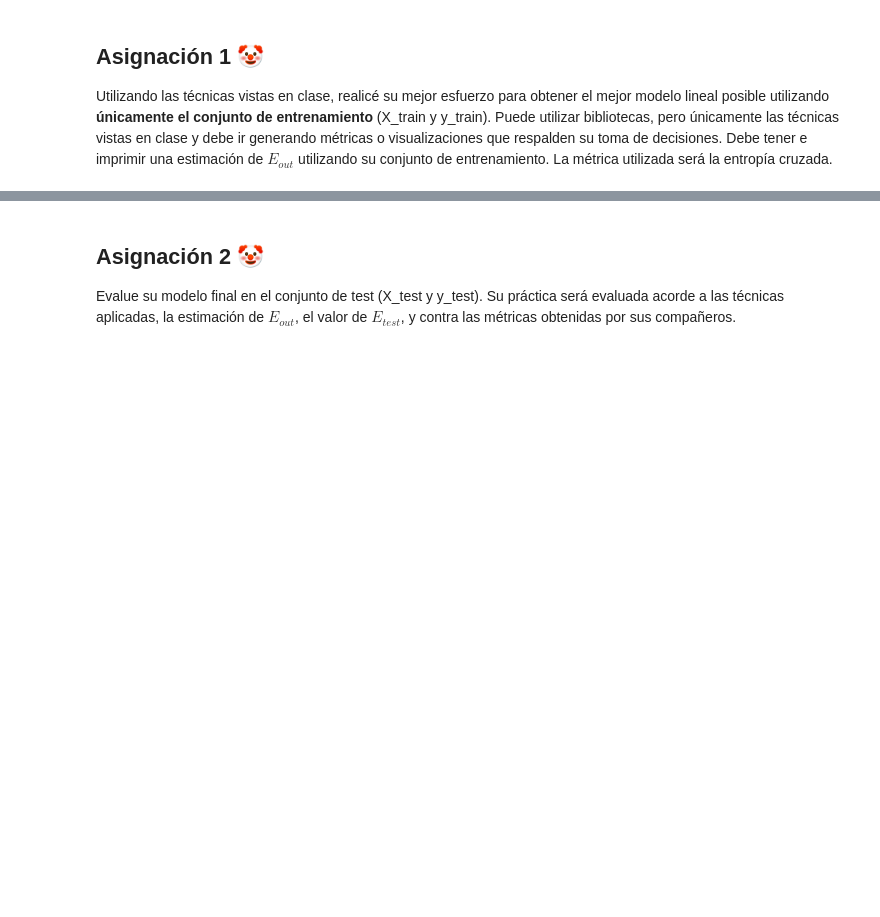
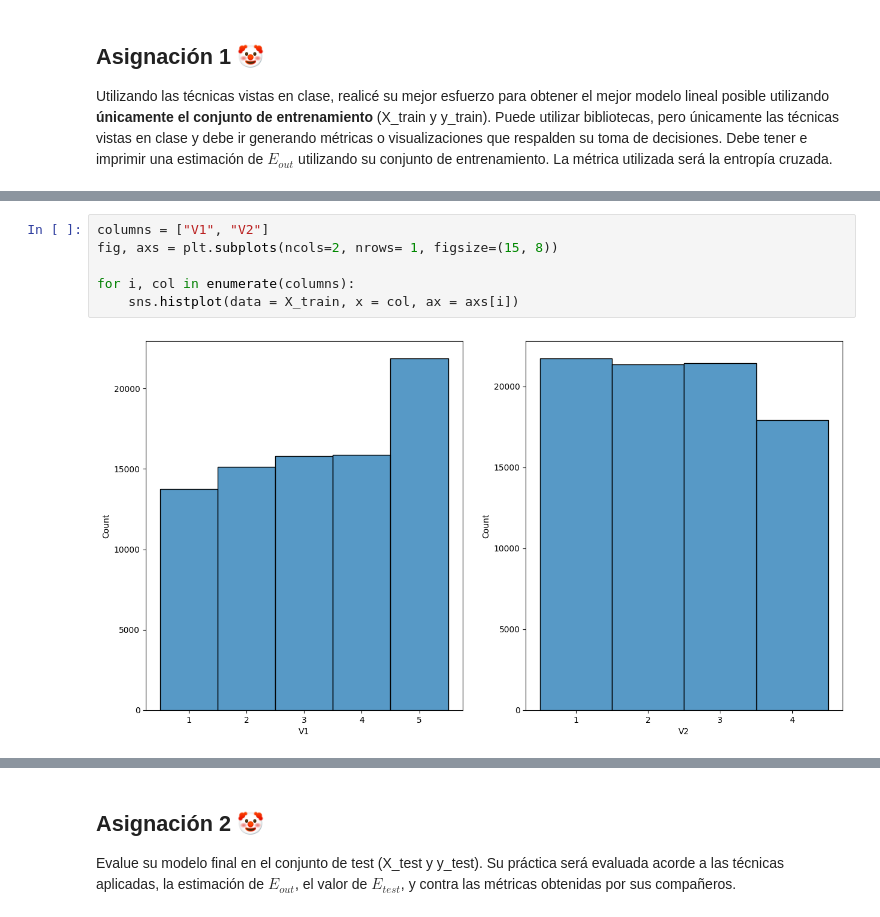
Before and after one commit to V-ivan11/Modelado, a Jupyter notebook: Practicas/4 - Overfitting.ipynb, the cells around one changed output, grey strips where cells are left out. Cells and saved outputs as stored; diff of their text form; blank space fills up the shorter version.

```diff
--- a/Practicas/4 - Overfitting.ipynb
+++ b/Practicas/4 - Overfitting.ipynb
@@ -118,0 +110,8 @@ Utilizando las técnicas vistas en clase, realicé su mejor esfuerzo para obtene
+# %%
+columns = ["V1", "V2"]
+fig, axs = plt.subplots(ncols=2, nrows= 1, figsize=(15, 8))
+
+for i, col in enumerate(columns):
+    sns.histplot(data = X_train, x = col, ax = axs[i])
+# %% [output]
+[figure, added]
```
Also changed, not shown: parts of 5 cells of this notebook, 1 other file.
